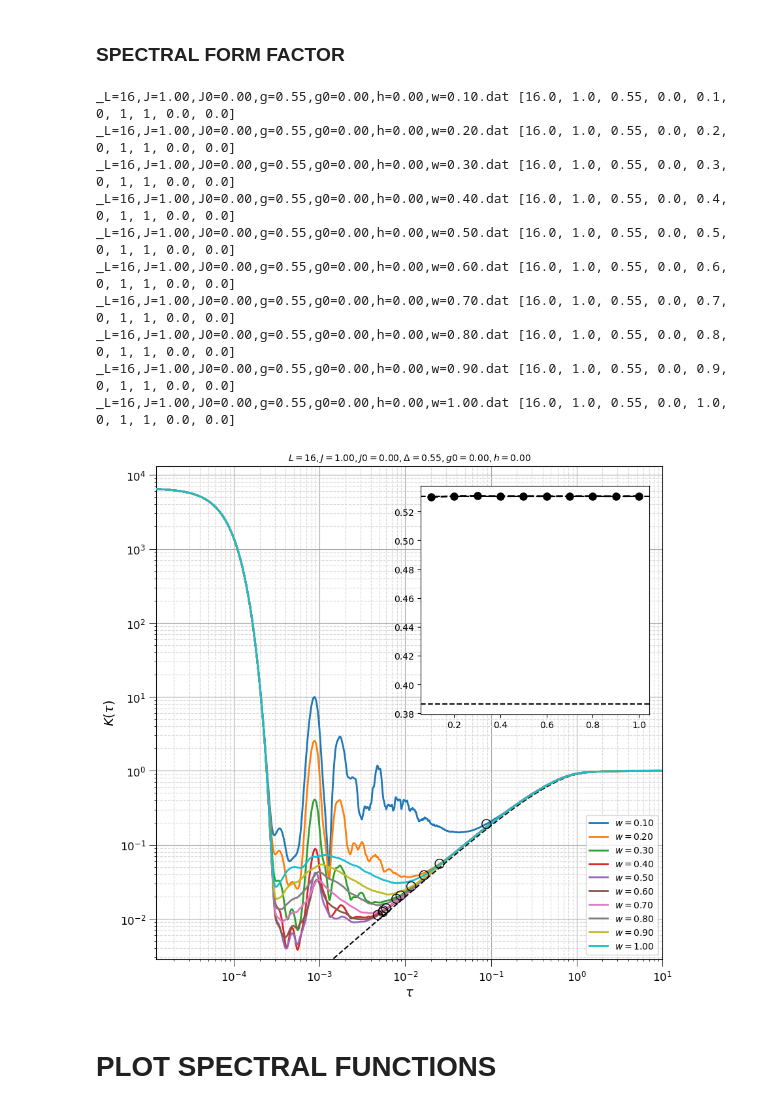
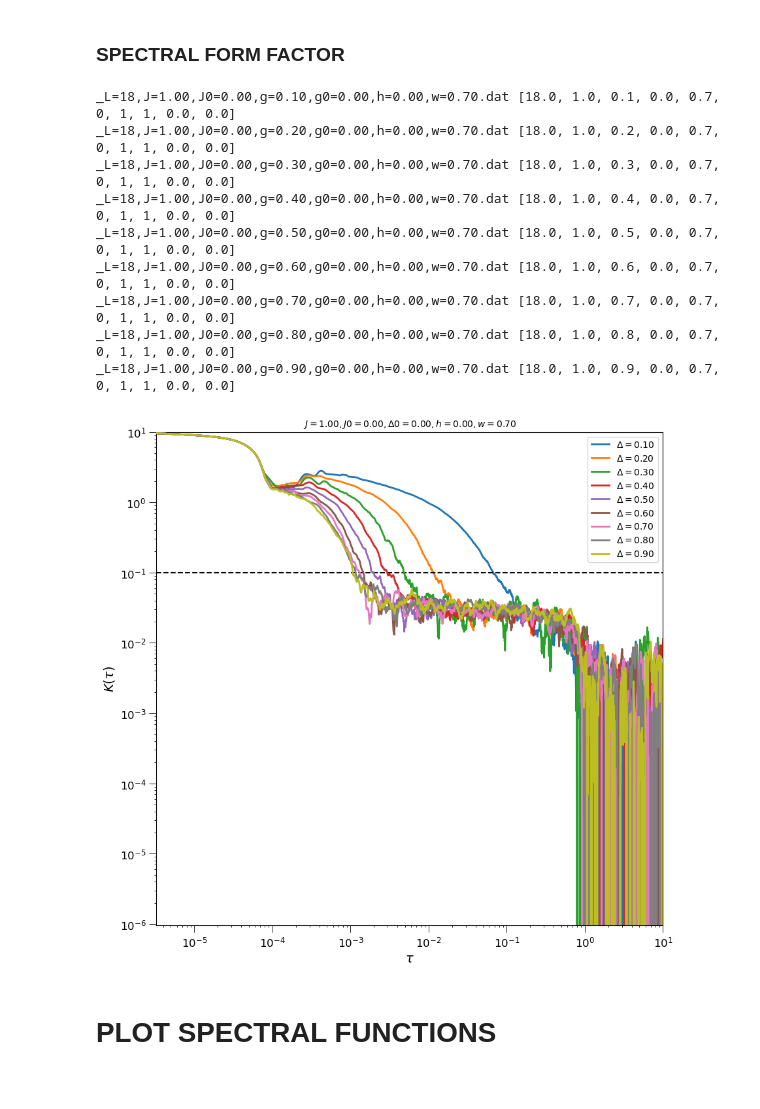
Before and after one commit to makskliczkowski/Transverse_Ising_ETH, a Jupyter notebook: IsignTransverse_ETH/Python/spectral_fun_notebook.ipynb, the cells around one changed output. Cells and saved outputs as stored; diff of their text form; code cells hidden in the pictures.

```diff
--- a/IsignTransverse_ETH/Python/spectral_fun_notebook.ipynb
+++ b/IsignTransverse_ETH/Python/spectral_fun_notebook.ipynb
@@ -6,13 +6,18 @@ import modules.thouless_times as thouless
 import modules.spectral_functions as spec_fun
 import modules.sff as sff
 import modules.adiabatics as agp
+import modules.anderson as anderson
 import importlib
-importlib.reload(hfun)
-importlib.reload(cf)
-importlib.reload(thouless)
-importlib.reload(spec_fun)
-importlib.reload(agp)
-importlib.reload(sff)
+def reload_modules():
+    importlib.reload(anderson)
+    importlib.reload(hfun)
+    importlib.reload(cf)
+    importlib.reload(thouless)
+    importlib.reload(spec_fun)
+    importlib.reload(agp)
+    importlib.reload(sff)
+
+reload_modules()
 
 from utils.fit_functions import *
 #--- importet in user module
@@ -64,6 +69,9 @@ new_set_class.set_vs('g')
 new_set_class.set_scaling("L")
 new_set_class.set_scales(xscale='log', yscale='log')
 settings = getattr(new_set_class, 'settings')
+
+filename = cf.base_directory + "STATISTICS" + kPSep + "raw_data" + kPSep + hfun.info_param(cf.params_arr)
+data = hfun.load_stats(filename)
 
 param_copy = copy.deepcopy(cf.params_arr)
 vals = hfun.get_scaling_array(settings)
@@ -143,33 +150,33 @@ cf.params_arr = param_copy
 # %% [markdown]
 ### SPECTRAL FORM FACTOR
 # %%
+reload_modules()
 fig, axis = plt.subplots( nrows=1, ncols=1, figsize=(10,10), dpi = 100)
-vals_sff = hfun.get_scaling_array(user_settings, 0.1, 1.0, 0.1)
+vals_sff = hfun.get_scaling_array(user_settings, 0.1, 0.9, 0.1)
 
-plot_deviation = 0
+plot_deviation = 1
 
 if plot_deviation:
     sff.plot_deviation(axis=axis, vals=vals_sff)
 else:
     axis.grid(b=True, which='major', color='0.65', linestyle='-')
     axis.grid(b=True, which='minor', color='0.85', linestyle='--')
 
     left, bottom, width, height = [0.53, 0.5, 0.35, 0.35]
     axis2 = fig.add_axes([left, bottom, width, height])
 
     sff.plot(axis=axis, vals=vals_sff, axis_inset=axis2, func_x = lambda x, a: x * 1**2)
 # %% [output]
-_L=16,J=1.00,J0=0.00,g=0.55,g0=0.00,h=0.00,w=0.10.dat [16.0, 1.0, 0.55, 0.0, 0.1, 0, 1, 1, 0.0, 0.0]
-_L=16,J=1.00,J0=0.00,g=0.55,g0=0.00,h=0.00,w=0.20.dat [16.0, 1.0, 0.55, 0.0, 0.2, 0, 1, 1, 0.0, 0.0]
-_L=16,J=1.00,J0=0.00,g=0.55,g0=0.00,h=0.00,w=0.30.dat [16.0, 1.0, 0.55, 0.0, 0.3, 0, 1, 1, 0.0, 0.0]
-_L=16,J=1.00,J0=0.00,g=0.55,g0=0.00,h=0.00,w=0.40.dat [16.0, 1.0, 0.55, 0.0, 0.4, 0, 1, 1, 0.0, 0.0]
-_L=16,J=1.00,J0=0.00,g=0.55,g0=0.00,h=0.00,w=0.50.dat [16.0, 1.0, 0.55, 0.0, 0.5, 0, 1, 1, 0.0, 0.0]
-_L=16,J=1.00,J0=0.00,g=0.55,g0=0.00,h=0.00,w=0.60.dat [16.0, 1.0, 0.55, 0.0, 0.6, 0, 1, 1, 0.0, 0.0]
-_L=16,J=1.00,J0=0.00,g=0.55,g0=0.00,h=0.00,w=0.70.dat [16.0, 1.0, 0.55, 0.0, 0.7, 0, 1, 1, 0.0, 0.0]
-_L=16,J=1.00,J0=0.00,g=0.55,g0=0.00,h=0.00,w=0.80.dat [16.0, 1.0, 0.55, 0.0, 0.8, 0, 1, 1, 0.0, 0.0]
-_L=16,J=1.00,J0=0.00,g=0.55,g0=0.00,h=0.00,w=0.90.dat [16.0, 1.0, 0.55, 0.0, 0.9, 0, 1, 1, 0.0, 0.0]
-_L=16,J=1.00,J0=0.00,g=0.55,g0=0.00,h=0.00,w=1.00.dat [16.0, 1.0, 0.55, 0.0, 1.0, 0, 1, 1, 0.0, 0.0]
+_L=18,J=1.00,J0=0.00,g=0.10,g0=0.00,h=0.00,w=0.70.dat [18.0, 1.0, 0.1, 0.0, 0.7, 0, 1, 1, 0.0, 0.0]
+_L=18,J=1.00,J0=0.00,g=0.20,g0=0.00,h=0.00,w=0.70.dat [18.0, 1.0, 0.2, 0.0, 0.7, 0, 1, 1, 0.0, 0.0]
+_L=18,J=1.00,J0=0.00,g=0.30,g0=0.00,h=0.00,w=0.70.dat [18.0, 1.0, 0.3, 0.0, 0.7, 0, 1, 1, 0.0, 0.0]
+_L=18,J=1.00,J0=0.00,g=0.40,g0=0.00,h=0.00,w=0.70.dat [18.0, 1.0, 0.4, 0.0, 0.7, 0, 1, 1, 0.0, 0.0]
+_L=18,J=1.00,J0=0.00,g=0.50,g0=0.00,h=0.00,w=0.70.dat [18.0, 1.0, 0.5, 0.0, 0.7, 0, 1, 1, 0.0, 0.0]
+_L=18,J=1.00,J0=0.00,g=0.60,g0=0.00,h=0.00,w=0.70.dat [18.0, 1.0, 0.6, 0.0, 0.7, 0, 1, 1, 0.0, 0.0]
+_L=18,J=1.00,J0=0.00,g=0.70,g0=0.00,h=0.00,w=0.70.dat [18.0, 1.0, 0.7, 0.0, 0.7, 0, 1, 1, 0.0, 0.0]
+_L=18,J=1.00,J0=0.00,g=0.80,g0=0.00,h=0.00,w=0.70.dat [18.0, 1.0, 0.8, 0.0, 0.7, 0, 1, 1, 0.0, 0.0]
+_L=18,J=1.00,J0=0.00,g=0.90,g0=0.00,h=0.00,w=0.70.dat [18.0, 1.0, 0.9, 0.0, 0.7, 0, 1, 1, 0.0, 0.0]
-[figure, old version]
+[figure, new version]
 # %% [markdown]
 # PLOT SPECTRAL FUNCTIONS
 # %% [markdown]
```
Also changed, not shown: parts of 8 cells of this notebook, 14 other files.
